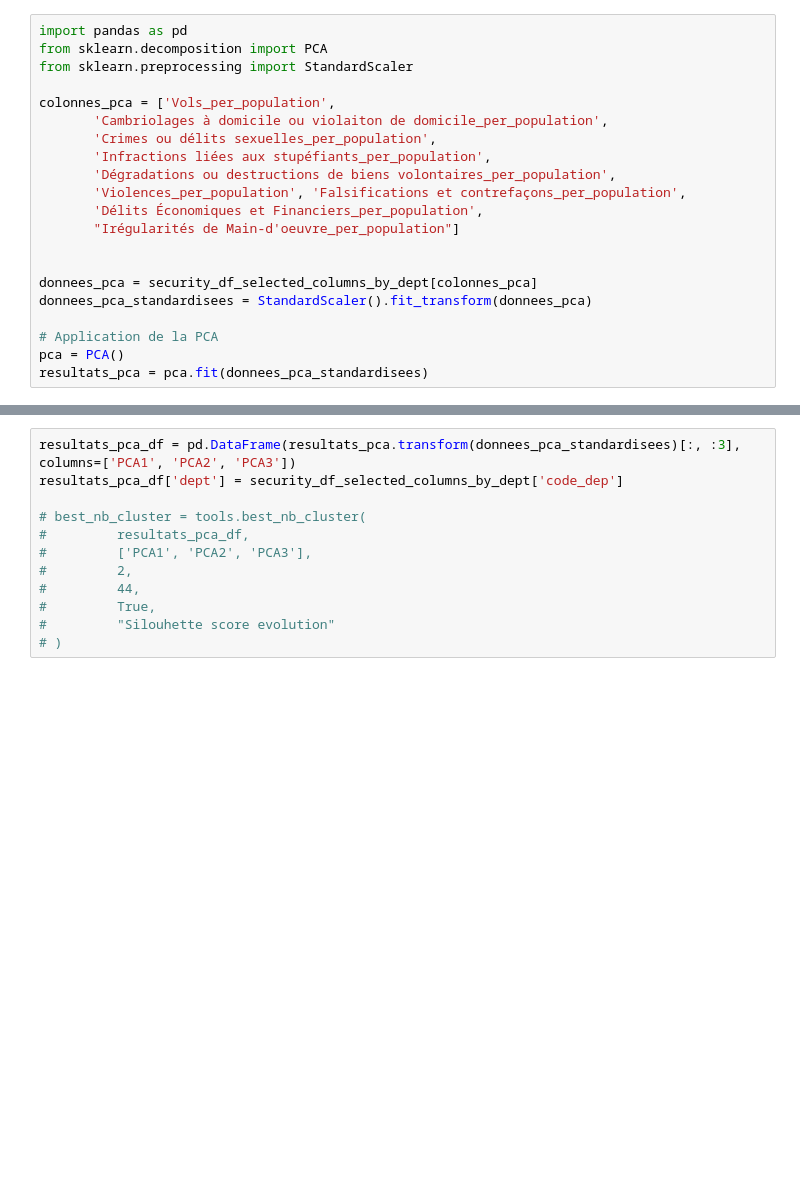
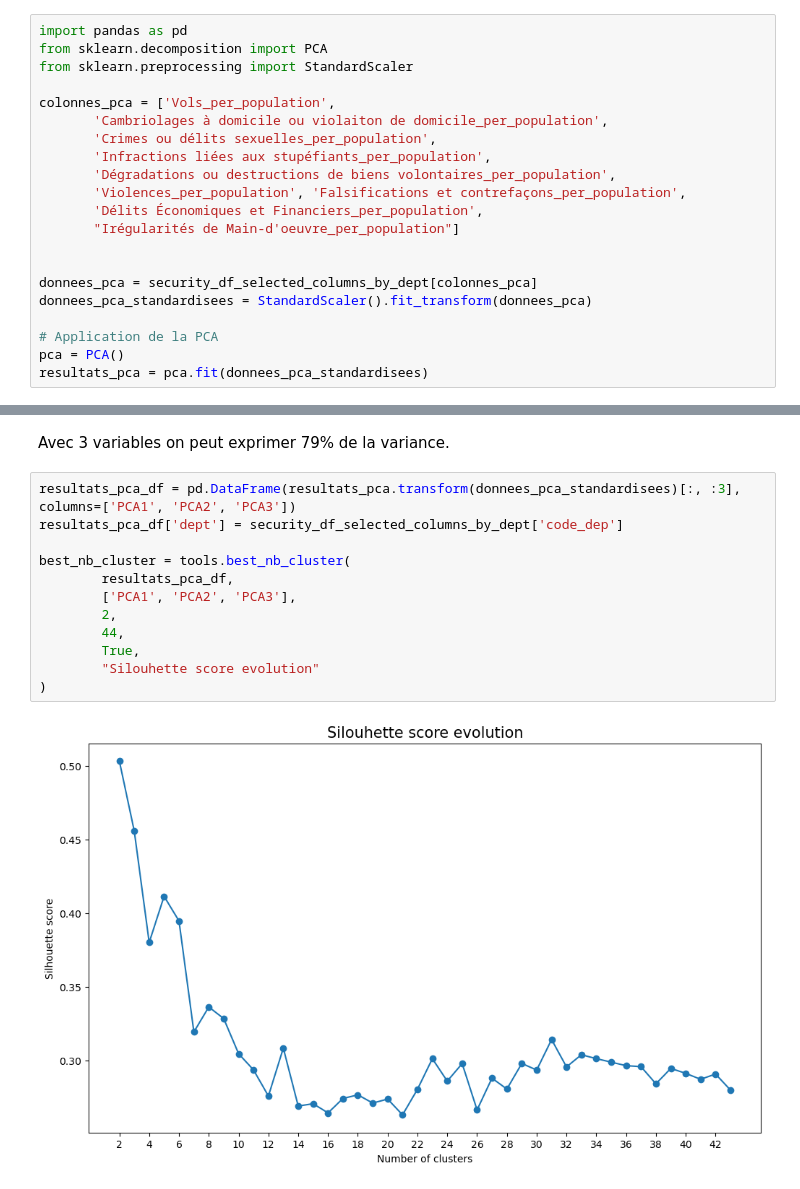
Before and after one commit to HindFaris/urban_security, a Jupyter notebook: clusterig_departments.ipynb, the cells around one changed output, grey strips where cells are left out. Drawn from its saved outputs; the diff is of its cells as text; blank space fills up the shorter version.

```diff
--- a/clusterig_departments.ipynb
+++ b/clusterig_departments.ipynb
@@ -53,12 +67,16 @@ plt.plot(np.cumsum(resultats_pca.explained_variance_ratio_))
+# %% [markdown]
+Avec 3 variables on peut exprimer 79% de la variance.
 # %%
 resultats_pca_df = pd.DataFrame(resultats_pca.transform(donnees_pca_standardisees)[:, :3], columns=['PCA1', 'PCA2', 'PCA3'])
 resultats_pca_df['dept'] = security_df_selected_columns_by_dept['code_dep']
 
-# best_nb_cluster = tools.best_nb_cluster(
-#         resultats_pca_df,
-#         ['PCA1', 'PCA2', 'PCA3'],
-#         2,
-#         44,
-#         True,
-#         "Silouhette score evolution"
-# )
+best_nb_cluster = tools.best_nb_cluster(
+        resultats_pca_df,
+        ['PCA1', 'PCA2', 'PCA3'],
+        2,
+        44,
+        True,
+        "Silouhette score evolution"
+)
+# %% [output]
+[figure, added]
```
Also changed, not shown: parts of 34 cells of this notebook.
